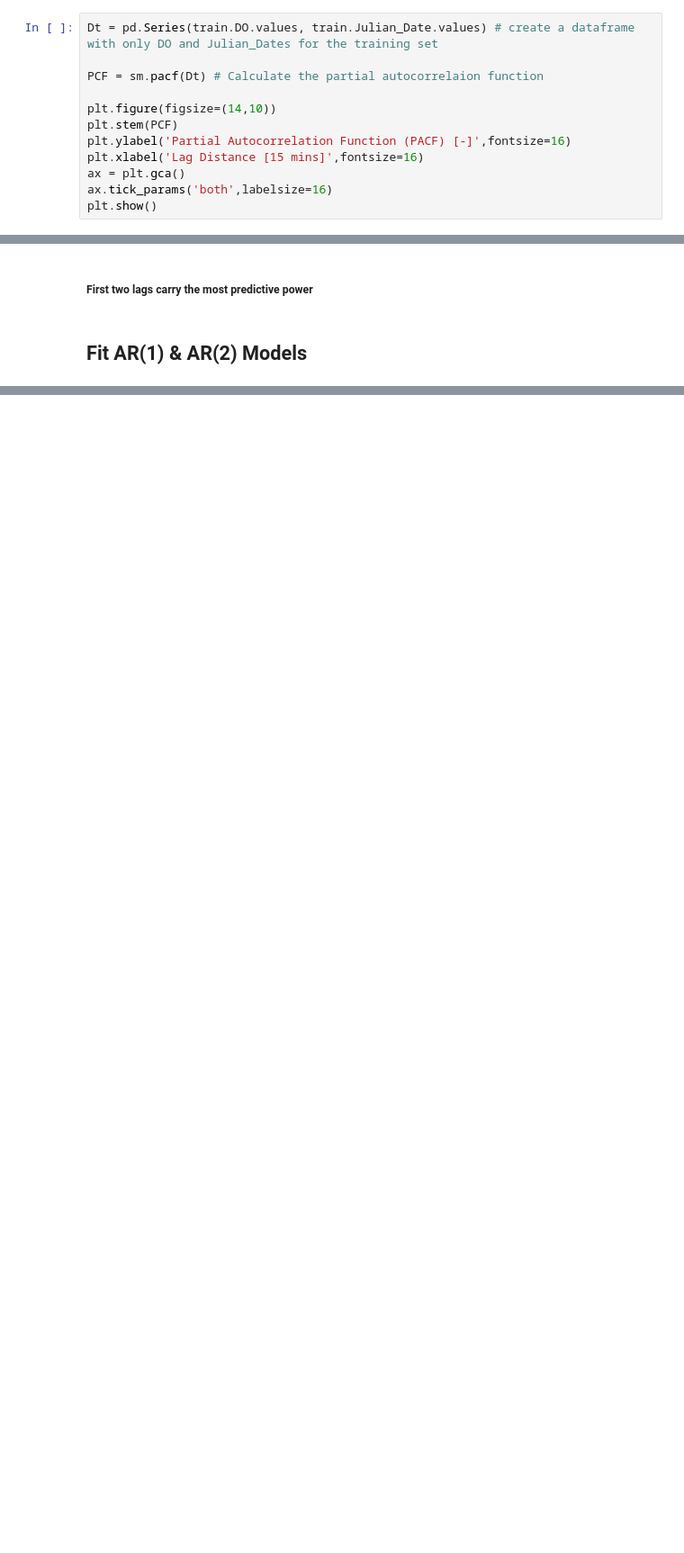
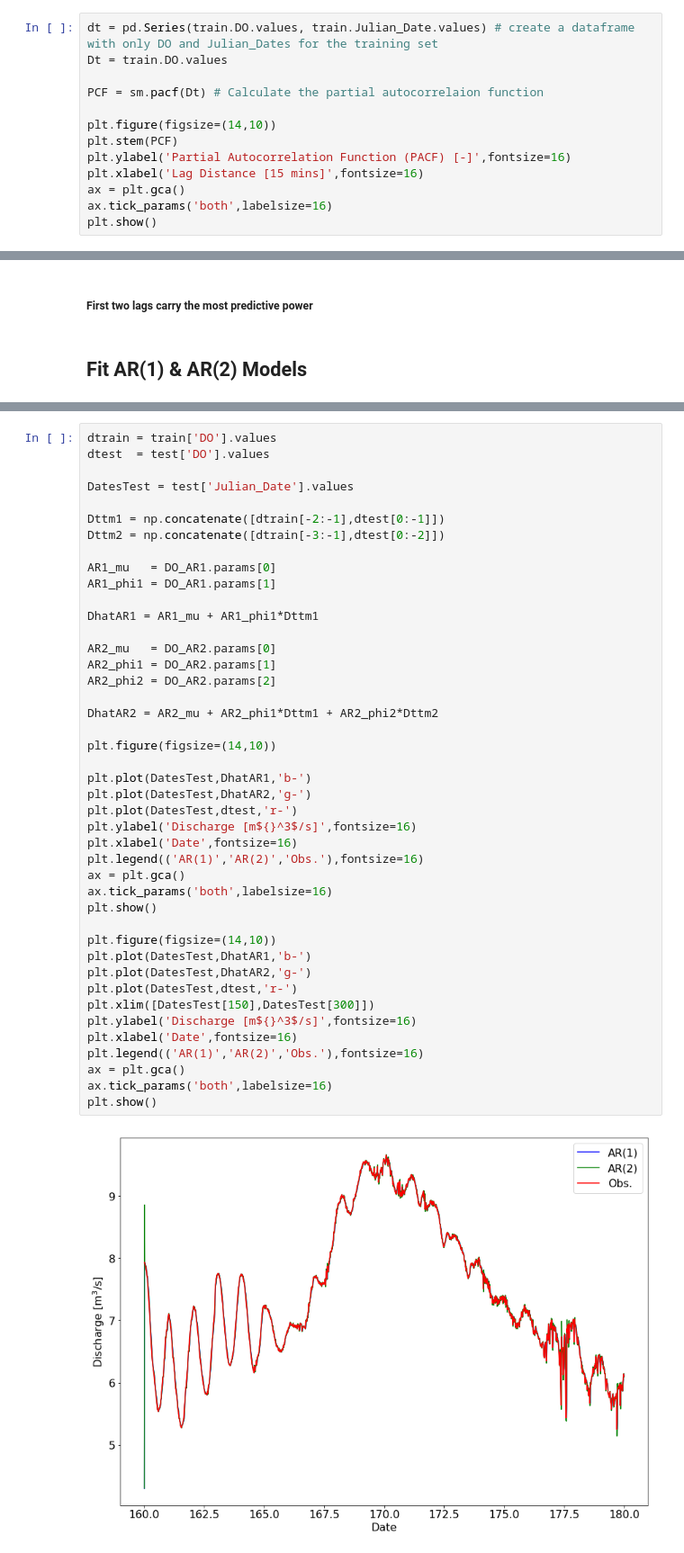
Before and after one commit to JakeGraham/Applied_Hydrologic_Modeling-, a Jupyter notebook: HW2/GRAHAM_GEOS_518_Problem_Set_2.ipynb, the cells around one changed output, grey strips where cells are left out. Shown: that part at 90% size. Saved outputs shown, nothing was run; the diff lists cells and outputs as text; blank space fills up the shorter version.

```diff
--- a/HW2/GRAHAM_GEOS_518_Problem_Set_2.ipynb
+++ b/HW2/GRAHAM_GEOS_518_Problem_Set_2.ipynb
@@ -69,7 +69,8 @@ test = df[(df.Julian_Date >= 160) & (df.Julian_Date < 180)] # extract rows w/Jul
 # %% [markdown]
 ## Examine Partial Autocorrelation Function
 # %%
-Dt = pd.Series(train.DO.values, train.Julian_Date.values) # create a dataframe with only DO and Julian_Dates for the training set
+dt = pd.Series(train.DO.values, train.Julian_Date.values) # create a dataframe with only DO and Julian_Dates for the training set
+Dt = train.DO.values
 
 PCF = sm.pacf(Dt) # Calculate the partial autocorrelaion function
 
@@ -95,0 +102,45 @@ ValueError: Given a pandas object and the index does not contain dates
+# %%
+dtrain = train['DO'].values
+dtest  = test['DO'].values
+
+DatesTest = test['Julian_Date'].values
+
+Dttm1 = np.concatenate([dtrain[-2:-1],dtest[0:-1]])
+Dttm2 = np.concatenate([dtrain[-3:-1],dtest[0:-2]])
+
+AR1_mu   = DO_AR1.params[0]
+AR1_phi1 = DO_AR1.params[1]
+
+DhatAR1 = AR1_mu + AR1_phi1*Dttm1
+
+AR2_mu   = DO_AR2.params[0]
+AR2_phi1 = DO_AR2.params[1]
+AR2_phi2 = DO_AR2.params[2]
+
+DhatAR2 = AR2_mu + AR2_phi1*Dttm1 + AR2_phi2*Dttm2
+
+plt.figure(figsize=(14,10))
+
+plt.plot(DatesTest,DhatAR1,'b-')
+plt.plot(DatesTest,DhatAR2,'g-')
+plt.plot(DatesTest,dtest,'r-')
+plt.ylabel('Discharge [m${}^3$/s]',fontsize=16)
+plt.xlabel('Date',fontsize=16)
+plt.legend(('AR(1)','AR(2)','Obs.'),fontsize=16)
+ax = plt.gca()
+ax.tick_params('both',labelsize=16)
+plt.show()
+
+plt.figure(figsize=(14,10))
+plt.plot(DatesTest,DhatAR1,'b-')
+plt.plot(DatesTest,DhatAR2,'g-')
+plt.plot(DatesTest,dtest,'r-')
+plt.xlim([DatesTest[150],DatesTest[300]])
+plt.ylabel('Discharge [m${}^3$/s]',fontsize=16)
+plt.xlabel('Date',fontsize=16)
+plt.legend(('AR(1)','AR(2)','Obs.'),fontsize=16)
+ax = plt.gca()
+ax.tick_params('both',labelsize=16)
+plt.show()
+# %% [output]
+[figure, added]
```
Also changed, not shown: parts of 6 cells of this notebook.
